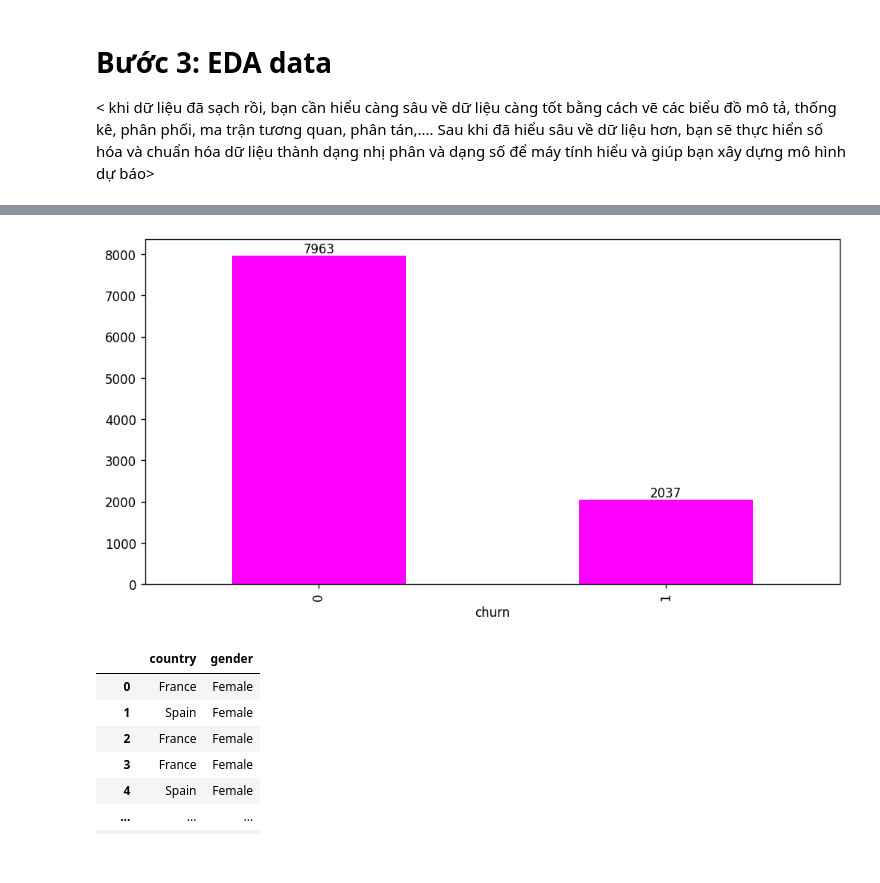
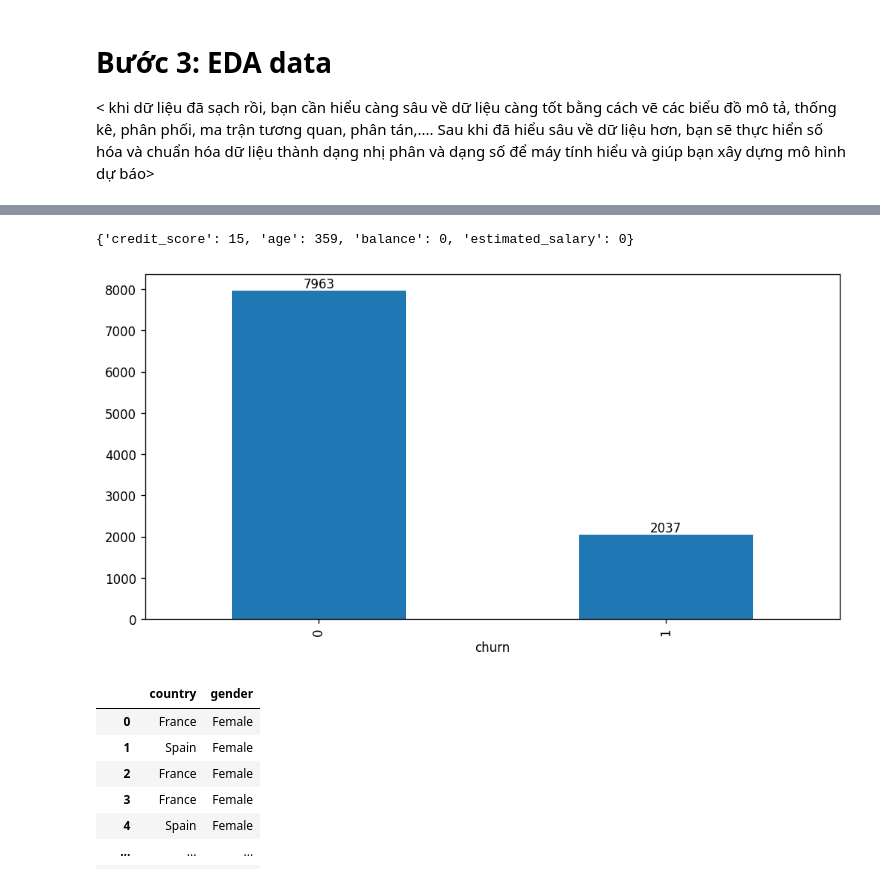
Before and after one commit to tnsonlahh/-DSEB-64A-Group-10_Customer-Churn-Prediction-, a Jupyter notebook: ChurnOneBank_Data.ipynb, the cells around one changed output, grey strips where cells are left out. Drawn from its saved outputs; the diff is of its cells as text; code cells hidden in the pictures.

```diff
--- a/ChurnOneBank_Data.ipynb
+++ b/ChurnOneBank_Data.ipynb
@@ -201,10 +148,27 @@ for var in numeric_variables:
+# %%
+def count_outliers(df, numeric_vars):
+    outliers_count = {}
+    for var in numeric_vars:
+        Q1 = df[var].quantile(0.25)
+        Q3 = df[var].quantile(0.75)
+        IQR = Q3 - Q1
+        lower_bound = Q1 - 1.5 * IQR
+        upper_bound = Q3 + 1.5 * IQR
+        outliers = df[(df[var] < lower_bound) | (df[var] > upper_bound)]
+        outliers_count[var] = outliers.shape[0]
+    return outliers_count
+
+outliers_count = count_outliers(df, numeric_variables)
+outliers_count
+# %% [output]
+{'credit_score': 15, 'age': 359, 'balance': 0, 'estimated_salary': 0}
 # %%
-u = df['churn'].value_counts().plot(kind = 'bar', color = 'magenta')
+u = df['churn'].value_counts().plot(kind = 'bar')
 for container in u.containers:
   u.bar_label(container)
 plt.show()
 # %% [output]
-[figure, old version]
+[figure, new version]
 # %%
 df.select_dtypes(include='object')
 # %% [output]
```
Also changed, not shown: parts of 29 cells of this notebook, 1 other file.
